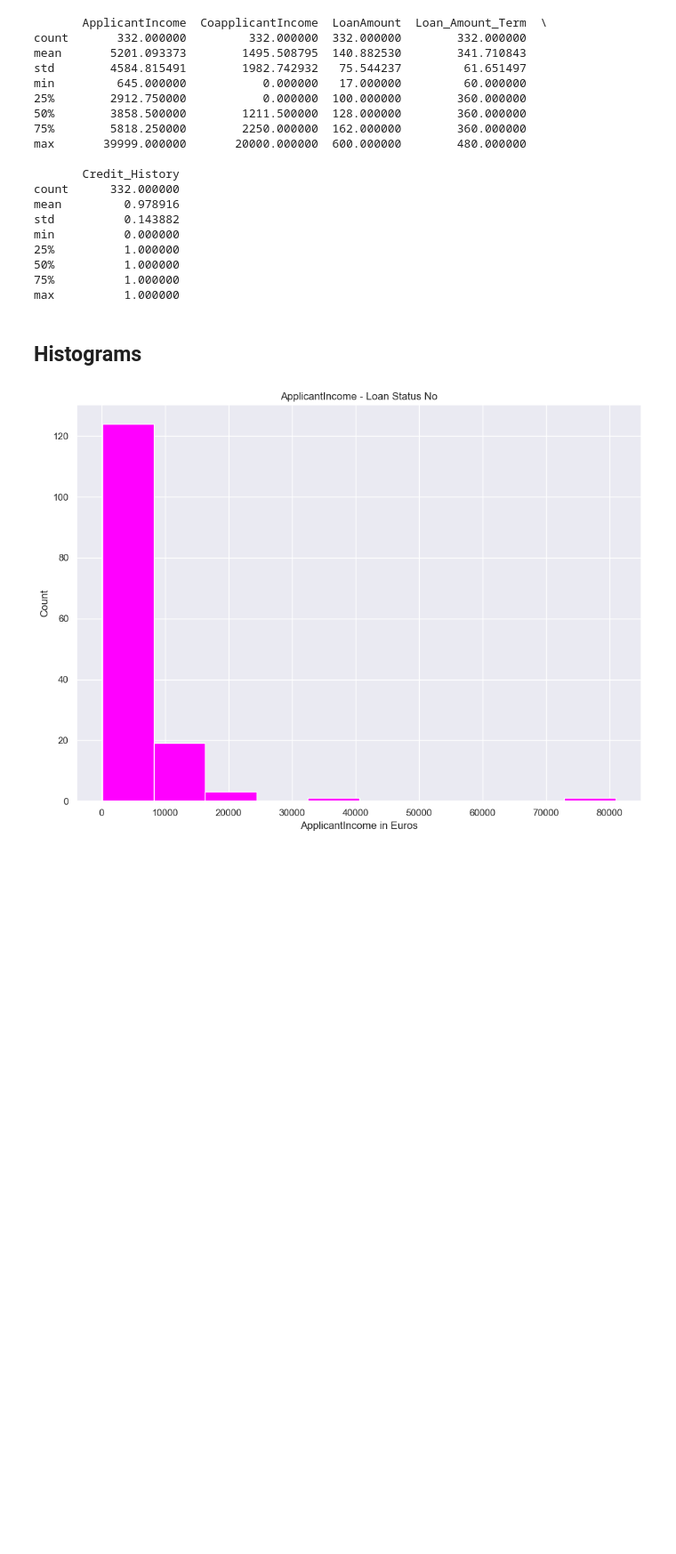
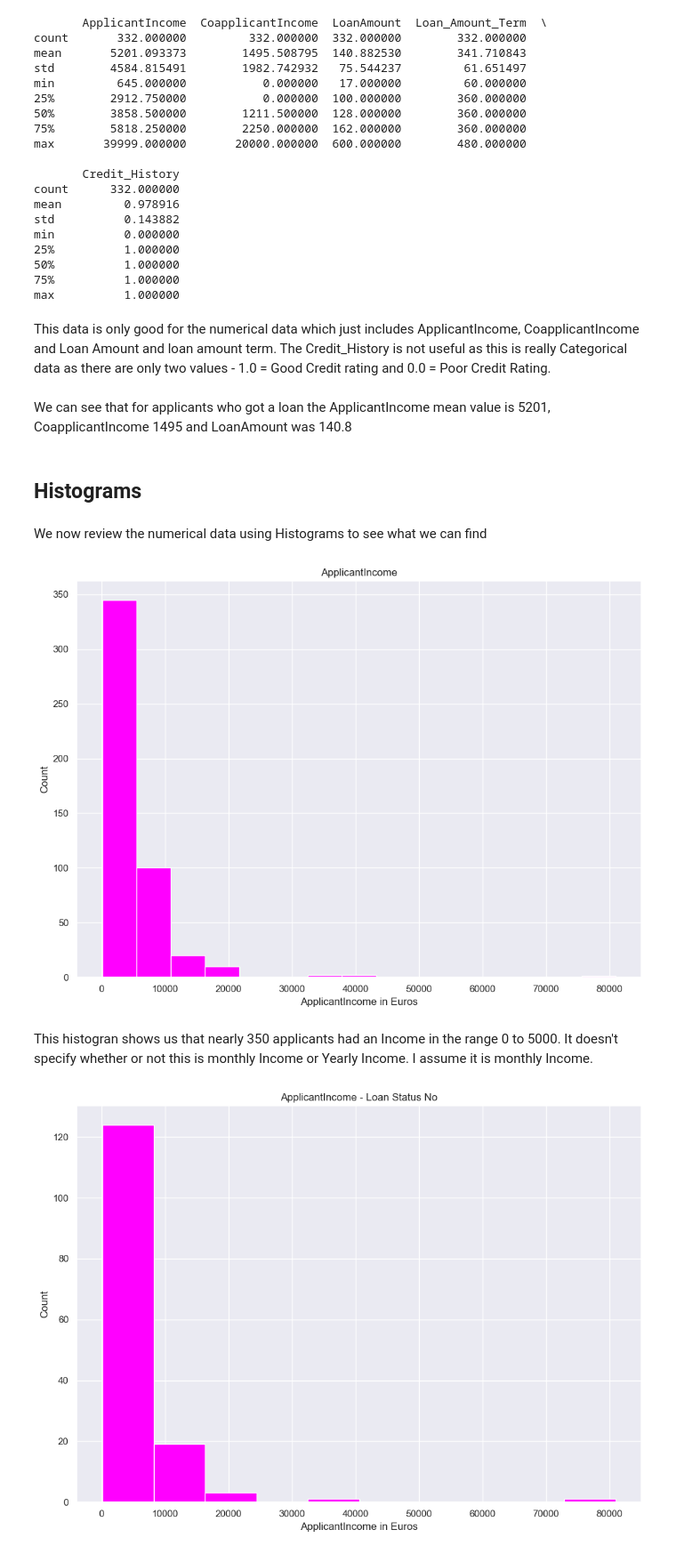
Before and after one commit to loughjo/ProgDataAnalysis-Project, a Jupyter notebook: ProgDataAnalysisProject.ipynb, the cells around one changed output. Shown at 89% size. Drawn from its saved outputs; the diff is of its cells as text; code cells hidden in the pictures; blank space fills up the shorter version.

```diff
--- a/ProgDataAnalysisProject.ipynb
+++ b/ProgDataAnalysisProject.ipynb
@@ -313,8 +278,24 @@ min          0.000000
 50%          1.000000
 75%          1.000000
 max          1.000000
+# %% [markdown]
+This data is only good for the numerical data which just includes ApplicantIncome, CoapplicantIncome and Loan Amount and loan amount term. The Credit_History is not useful as this is really Categorical data as there are only two values - 1.0 = Good Credit rating and 0.0 = Poor Credit Rating.
+# %% [markdown]
+We can see that for applicants who got a loan the ApplicantIncome mean value is 5201, CoapplicantIncome 1495 and LoanAmount was 140.8
 # %% [markdown]
 ## Histograms
+# %% [markdown]
+We now review the numerical data using Histograms to see what we can find
+# %%
+plt.hist(loan_eligibility["ApplicantIncome"], bins = 15, color = "magenta")
+plt.title("ApplicantIncome")
+plt.xlabel("ApplicantIncome in Euros")
+plt.ylabel("Count")
+plt.show()
+# %% [output]
+[figure, added]
+# %% [markdown]
+This histogran shows us that nearly 350 applicants had an Income in the range 0 to 5000. It doesn't specify whether or not this is monthly Income or Yearly Income. I assume it is monthly Income.
 # %%
 Status_No_ApplicantIncome = Loan_No["ApplicantIncome"]
 
```
Also changed, not shown: parts of 202 cells of this notebook.
